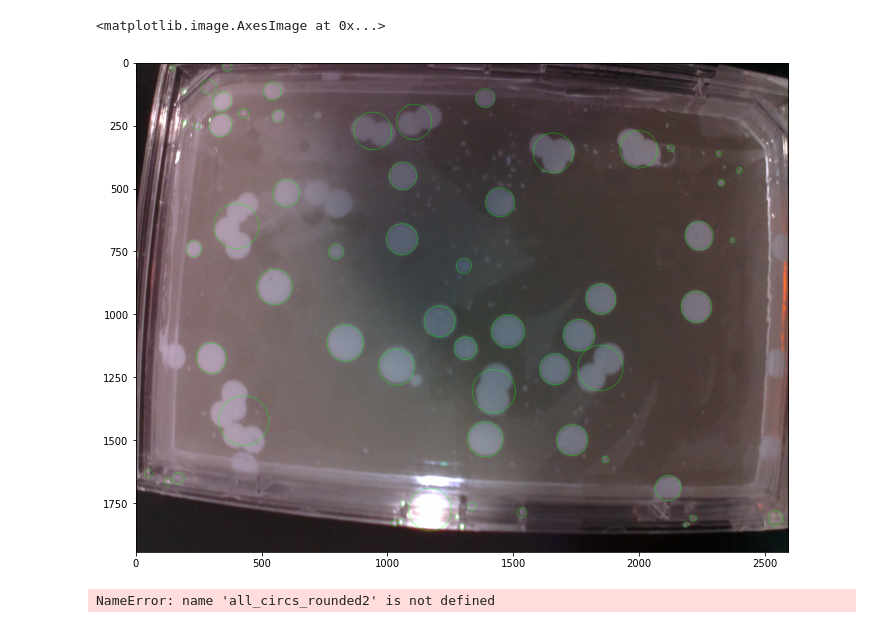
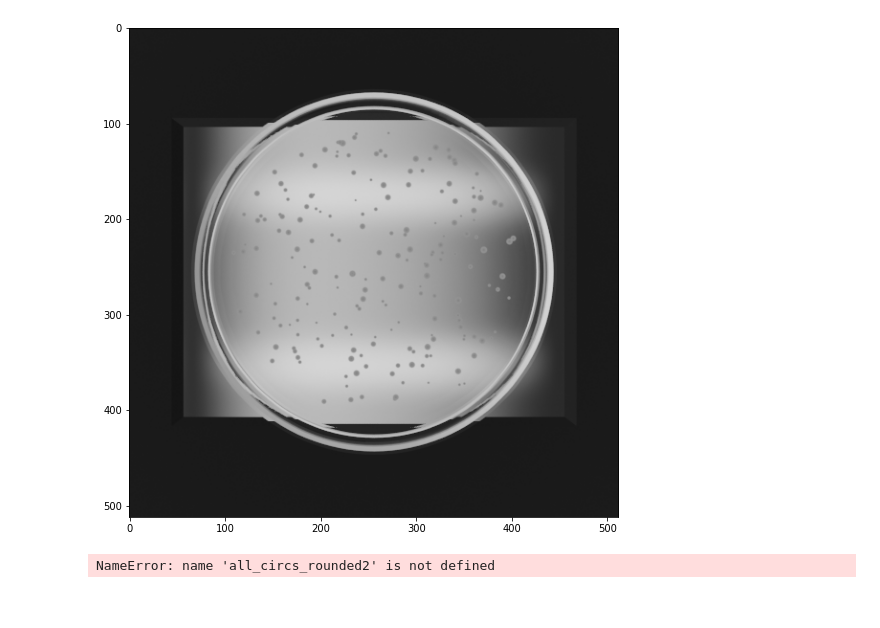
Before and after one commit to sadmanca/open-insulin-vision, a Jupyter notebook: colony-detection.ipynb, the cells around one changed output. Saved outputs shown, nothing was run; the diff lists cells and outputs as text; code cells hidden in the pictures.

Commit message:
Test blob detection on real and synthetic images

```diff
--- a/colony-detection.ipynb
+++ b/colony-detection.ipynb
@@ -9,7 +9,7 @@ from skimage.exposure import rescale_intensity
 from skimage.io import imread, imsave
 import skimage.feature as feat
 # %%
-image = 'synth.jpg'
+image = 'synth.png'
 img = cv2.imread(image, 1)
 img_orig = img.copy()
 
@@ -25,36 +25,36 @@ params = cv2.SimpleBlobDetector_Params()
 
 # Change thresholds
 params.minThreshold = 30;
 params.maxThreshold = 190;
 
 # Filter by Area.
 params.filterByArea = True
 params.minArea = 200
 params.maxArea = 99999
 
 # Filter by Circularity
 params.filterByCircularity = True
 params.minCircularity = 0.3
 
 # Filter by Convexity
 params.filterByConvexity = False
 params.minConvexity = 0.87
 
 # Filter by Inertia
 params.filterByInertia = True
 params.minInertiaRatio = 0.1
 
 # Create a detector with the parameters
 detector = cv2.SimpleBlobDetector_create(params)
 
 keypoints = detector.detect(invert)
-blobs = cv2.drawKeypoints(img_orig, keypoints, np.array([]), (0,255,0), cv2.DRAW_MATCHES_FLAGS_DRAW_RICH_KEYPOINTS)
+blobs = cv2.drawKeypoints(gray, keypoints, np.array([]), (255,0,0), cv2.DRAW_MATCHES_FLAGS_DRAW_RICH_KEYPOINTS)
 
 plt.rcParams["figure.figsize"] = (16,9)
 plt.imshow(blobs)
+plt.imsave('detected1.jpg', blobs)
 # %% [output]
-<matplotlib.image.AxesImage at 0x...>
-[figure, old version]
+[figure, new version]
 # %%
 
 # print (all_circs_rounded)
```
Also changed, not shown: 14 other files.
